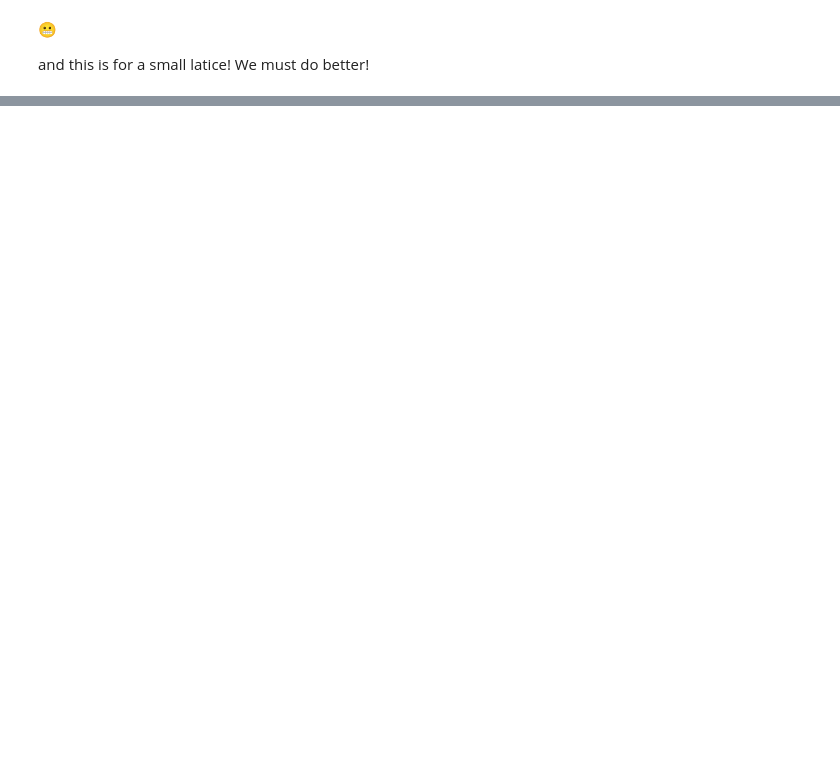
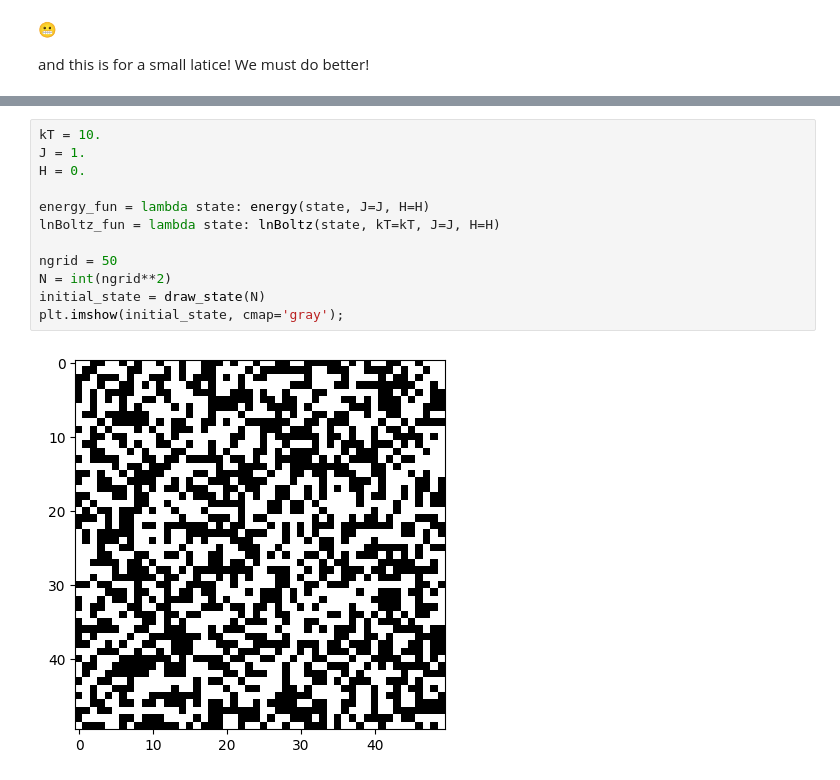
Before and after one commit to uo-phys/comp-phys-26, a Jupyter notebook: notebooks/Boltzmann and Ising (and some Metropolis).ipynb, the cells around one changed output, grey strips where cells are left out. Saved outputs shown, nothing was run; the diff lists cells and outputs as text; blank space fills up the shorter version.

Commit message:
temp update to boltz notebook

```diff
--- a/notebooks/Boltzmann and Ising (and some Metropolis).ipynb
+++ b/notebooks/Boltzmann and Ising (and some Metropolis).ipynb
@@ -179,0 +203,14 @@ and this is for a small latice!  We must do better!
+# %%
+kT = 10.
+J = 1.
+H = 0.
+
+energy_fun = lambda state: energy(state, J=J, H=H)
+lnBoltz_fun = lambda state: lnBoltz(state, kT=kT, J=J, H=H)
+
+ngrid = 50
+N = int(ngrid**2)
+initial_state = draw_state(N)
+plt.imshow(initial_state, cmap='gray');
+# %% [output]
+[figure, added]
```
Also changed, not shown: parts of 14 cells of this notebook.
